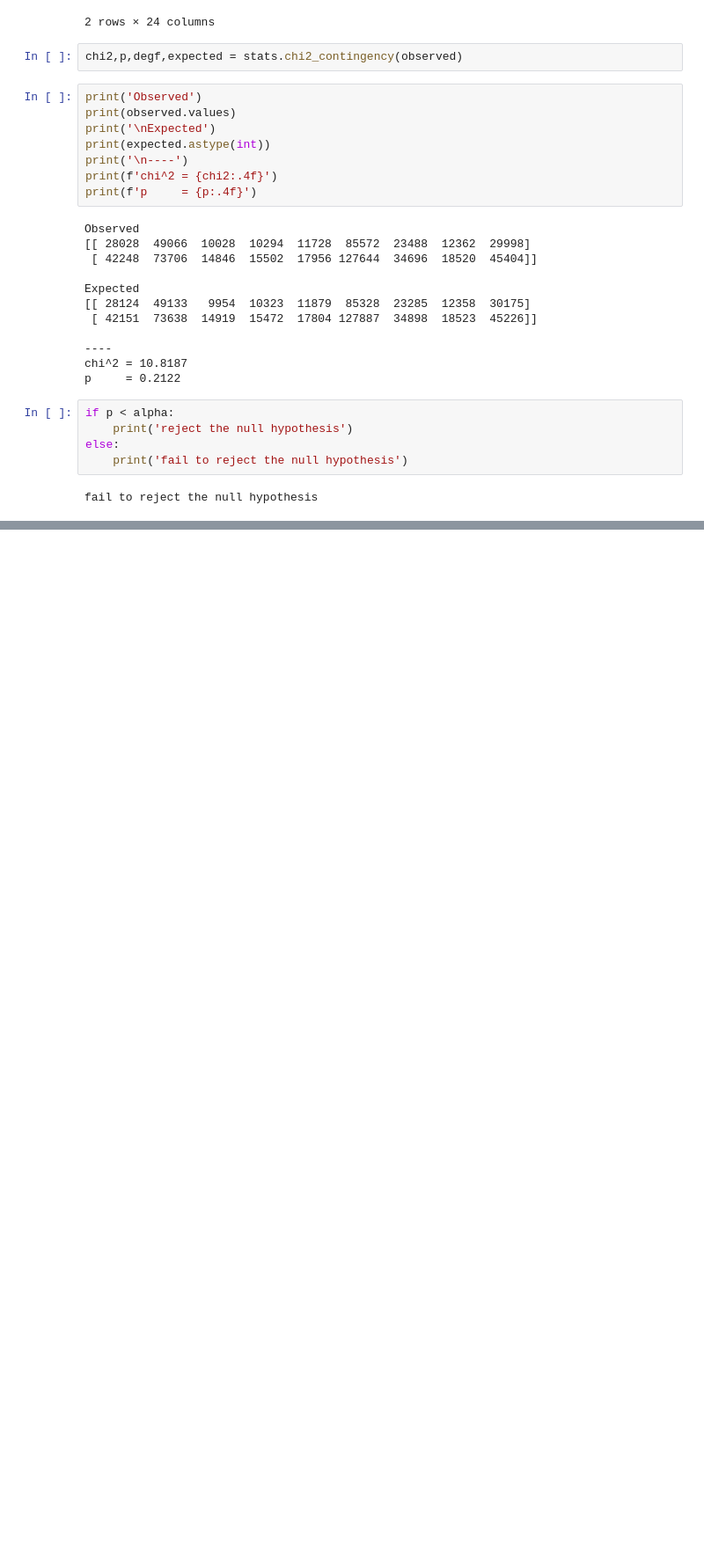
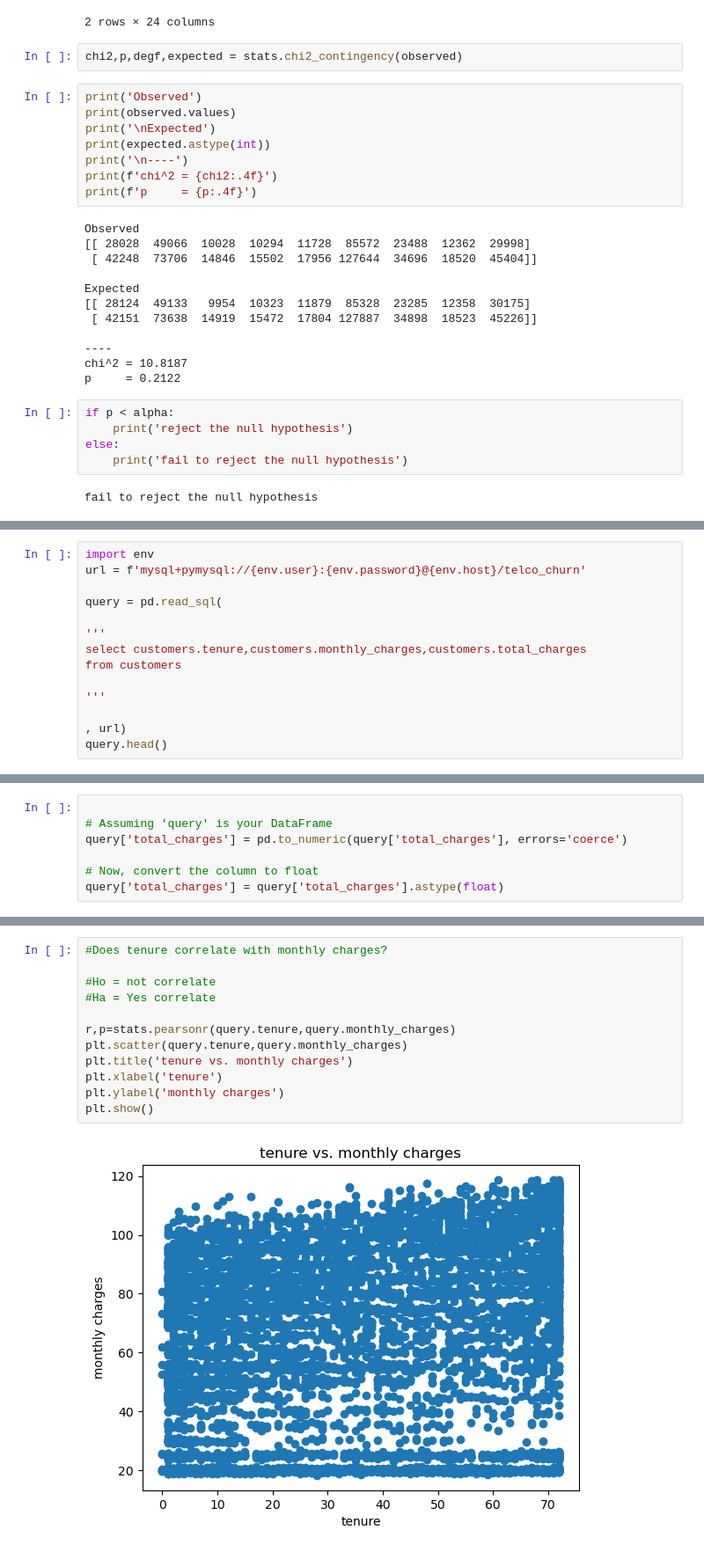
Before and after one commit to kelseyhangyu/statistics-exercises, a Jupyter notebook: hypothesis_testing.ipynb, the cells around one changed output, grey strips where cells are left out. Shown at 88% size. Cells and saved outputs as stored; diff of their text form; blank space fills up the shorter version.

Commit message:
finished pearson correlation exercises

```diff
--- a/hypothesis_testing.ipynb
+++ b/hypothesis_testing.ipynb
@@ -279,0 +311,14 @@ fail to reject the null hypothesis
+# %%
+import env
+url = f'mysql+pymysql://{env.user}:{env.password}@{env.host}/telco_churn'
+
+query = pd.read_sql(
+
+'''
+select customers.tenure,customers.monthly_charges,customers.total_charges
+from customers
+
+'''
+
+, url)
+query.head()
@@ -279,0 +345,7 @@ fail to reject the null hypothesis
+# %%
+
+# Assuming 'query' is your DataFrame
+query['total_charges'] = pd.to_numeric(query['total_charges'], errors='coerce')
+
+# Now, convert the column to float
+query['total_charges'] = query['total_charges'].astype(float)
@@ -279,0 +365,14 @@ fail to reject the null hypothesis
+# %%
+#Does tenure correlate with monthly charges?
+
+#Ho = not correlate
+#Ha = Yes correlate
+
+r,p=stats.pearsonr(query.tenure,query.monthly_charges)
+plt.scatter(query.tenure,query.monthly_charges)
+plt.title('tenure vs. monthly charges')
+plt.xlabel('tenure')
+plt.ylabel('monthly charges')
+plt.show()
+# %% [output]
+[figure, added]
```
Also changed, not shown: parts of 48 cells of this notebook.
